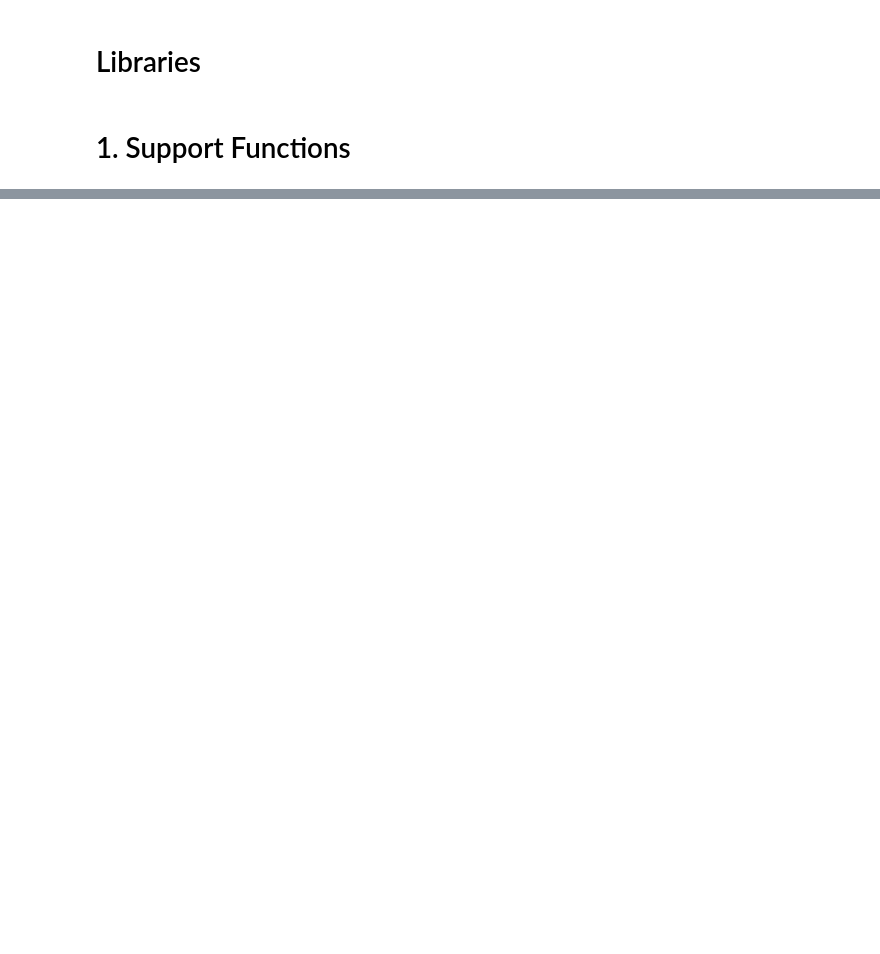
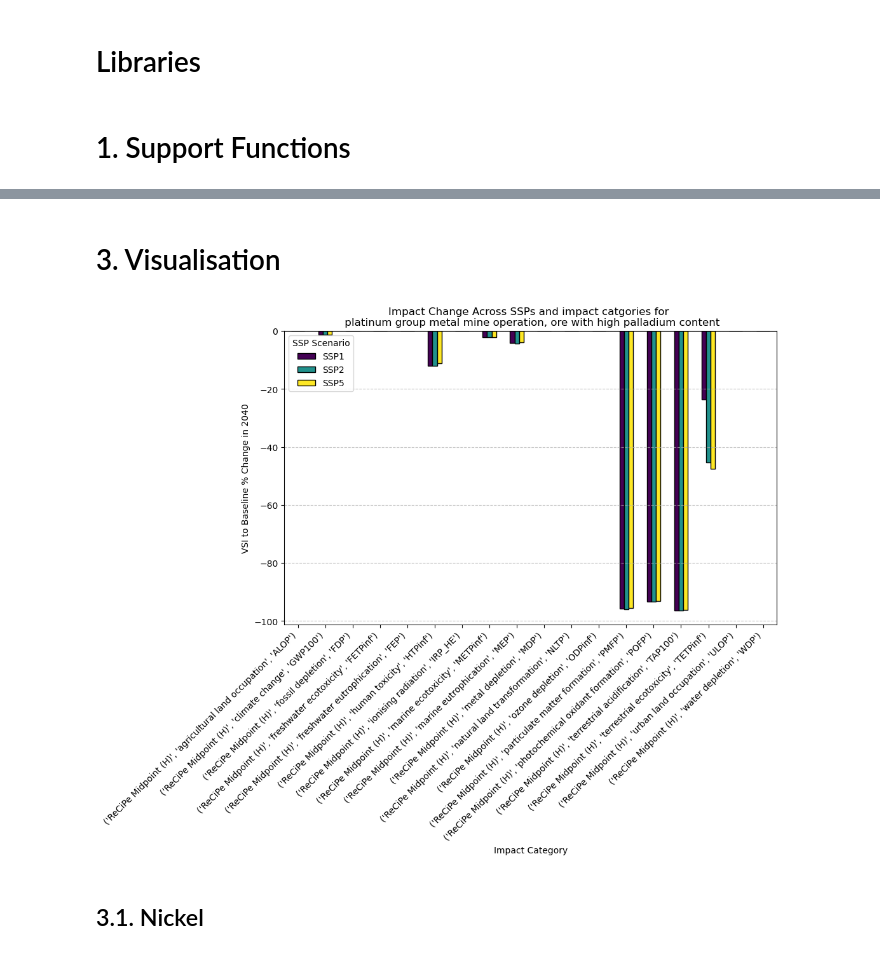
Before and after one commit to bernardomendonca/plca-NMC-oxide-BM-PhD, a Jupyter notebook: 8_synthesis.ipynb, the cells around one changed output, grey strips where cells are left out. Saved outputs shown, nothing was run; the diff lists cells and outputs as text; code cells hidden in the pictures; blank space fills up the shorter version.

Commit message:
Added synthesis

```diff
--- a/8_synthesis.ipynb
+++ b/8_synthesis.ipynb
@@ -253,0 +58,14 @@ results
+# %%
+# Define the list of SSP scenarios to analyze
+ssp_scenarios = ["SSP1", "SSP2", "SSP5"]
+
+results_dict = {}
+
+for ssp in ssp_scenarios:
+    baseline_csv = f"./outputs/combined_results/combined_results_remind{ssp}_baseline.csv"
+    vsi_csv = f"./outputs/combined_results/combined_results_remind{ssp}_VSI_interpolated.csv"
+
+    results_df = synthesis.analyze_impacts(baseline_csv, vsi_csv, activities_ni)
+
+    # Store in dictionary
+    results_dict[ssp] = results_df
@@ -253,0 +155,31 @@ results
+# %%
+final_results_df = preprocess_results(final_results_df)
+# %% [markdown]
+# 3. Visualisation
+# %%
+activity_to_plot = 'platinum group metal mine operation, ore with high palladium content'
+# %%
+def plot_activity_impact_changes(activity_name):
+    """
+    Plots VSI to Baseline % Change for all impact categories across SSPs for a given activity.
+    """
+    df_filtered = final_results_df[final_results_df["Activity"] == activity_name]
+
+    # Pivot data for grouped bar chart
+    df_pivot = df_filtered.pivot(index="Impact Category", columns="SSP", values="VSI to baseline change %")
+
+    df_pivot.plot(kind="bar", figsize=(10, 6), colormap="viridis", edgecolor="black")
+
+    plt.ylabel("VSI to Baseline % Change in 2040")
+    plt.title(f"Impact Change Across SSPs and impact catgories for \n {activity_name}")
+    plt.axhline(0, color='black', linewidth=1)
+    plt.xticks(rotation=45, ha="right")
+    plt.legend(title="SSP Scenario")
+    plt.grid(axis="y", linestyle="--", alpha=0.7)
+
+    plt.show()
+
+# Example Usage:
+plot_activity_impact_changes(activity_to_plot)
+# %% [output]
+[figure, added]
@@ -253,0 +248,2 @@ results
+# %% [markdown]
+## 3.1. Nickel
```
Also changed, not shown: parts of 35 cells of this notebook, 6 other files.
